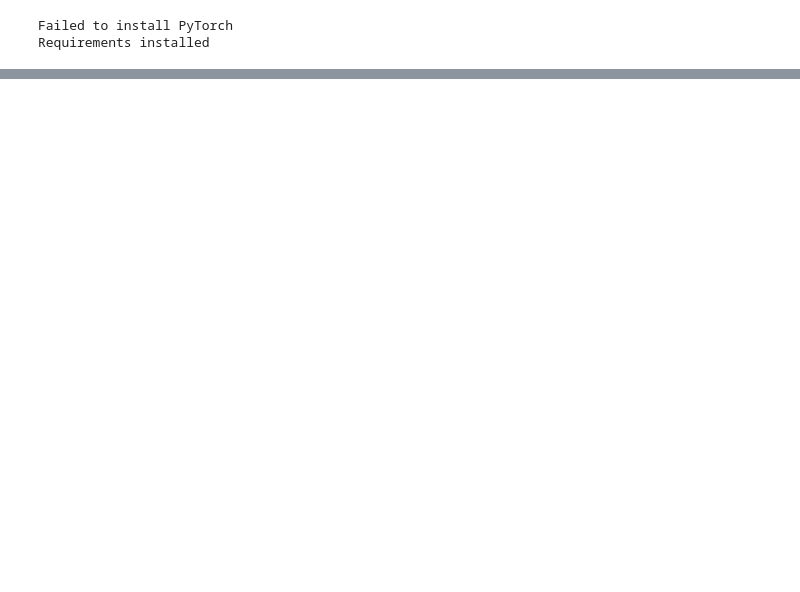
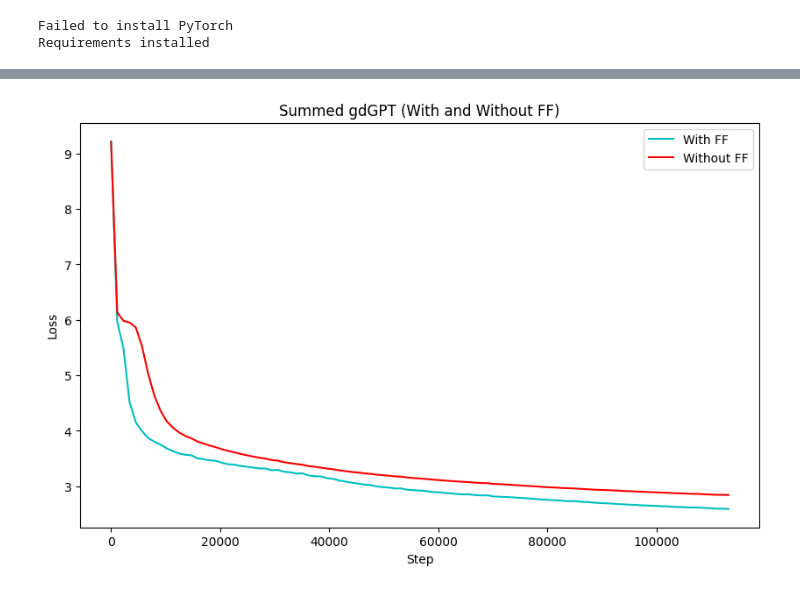
Before and after one commit to williamconvertino/GDM, a Jupyter notebook: experiments/visualize_losses.ipynb, the cells around one changed output, grey strips where cells are left out. Saved outputs shown, nothing was run; the diff lists cells and outputs as text; code cells hidden in the pictures; blank space fills up the shorter version.

```diff
--- a/experiments/visualize_losses.ipynb
+++ b/experiments/visualize_losses.ipynb
@@ -60,0 +81,9 @@ visualize_loss_from_files(
+# %%
+visualize_loss_from_files(
+  ('gdGPT_8H_1L_512E_sumOut_summed_val_results', 'With FF'),
+  ('gdGPT_8H_1L_512E_noFF_sumOut_summed_val_results', 'Without FF'),
+  title='Summed gdGPT (With and Without FF)',
+  num_epochs=1
+)
+# %% [output]
+[figure, added]
```
Also changed, not shown: parts of 9 cells of this notebook, 9 other files.
